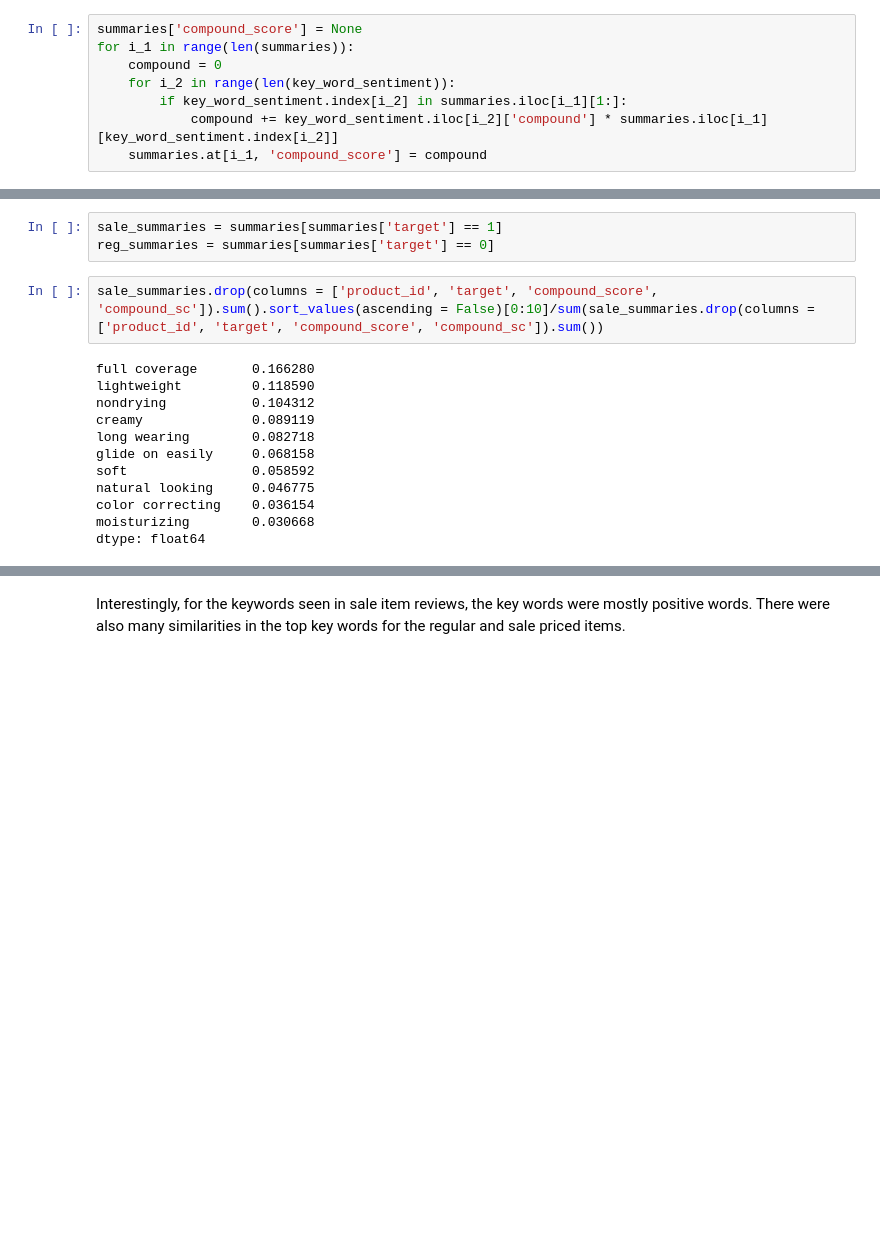
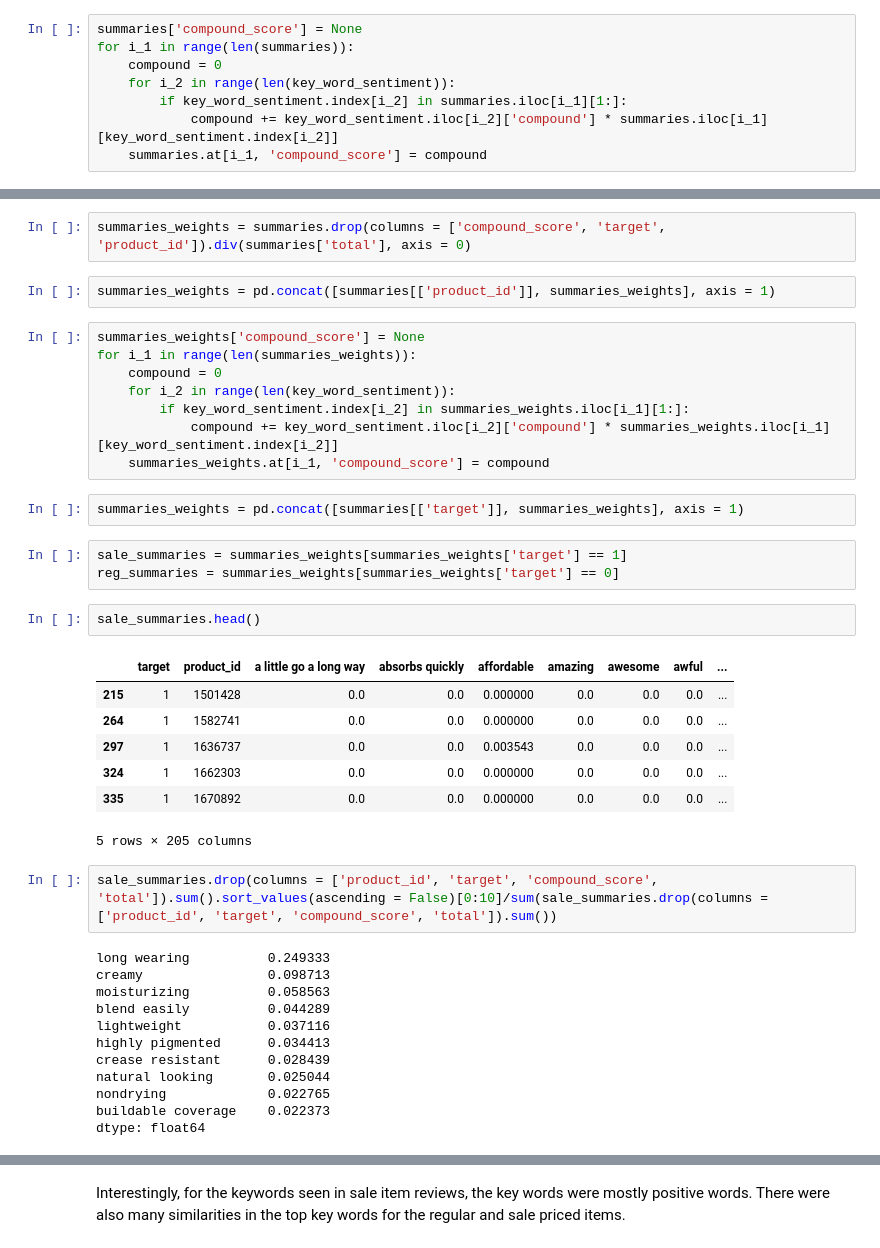
Before and after one commit to myo-kim/Sephora_API, a Jupyter notebook: EDA.ipynb, the cells around one changed output, grey strips where cells are left out. Saved outputs shown, nothing was run; the diff lists cells and outputs as text; blank space fills up the shorter version.

```diff
--- a/EDA.ipynb
+++ b/EDA.ipynb
@@ -423,18 +430,42 @@ summaries['compound_sc'] = compound_sc
+# %%
+summaries_weights = summaries.drop(columns = ['compound_score', 'target', 'product_id']).div(summaries['total'], axis = 0)
+# %%
+summaries_weights = pd.concat([summaries[['product_id']], summaries_weights], axis = 1)
+# %%
+summaries_weights['compound_score'] = None
+for i_1 in range(len(summaries_weights)):
+    compound = 0
+    for i_2 in range(len(key_word_sentiment)):
+        if key_word_sentiment.index[i_2] in summaries_weights.iloc[i_1][1:]:
+            compound += key_word_sentiment.iloc[i_2]['compound'] * summaries_weights.iloc[i_1][key_word_sentiment.index[i_2]]
+    summaries_weights.at[i_1, 'compound_score'] = compound
+# %%
+summaries_weights = pd.concat([summaries[['target']], summaries_weights], axis = 1)
 # %%
-sale_summaries = summaries[summaries['target'] == 1]
-reg_summaries = summaries[summaries['target'] == 0]
+sale_summaries = summaries_weights[summaries_weights['target'] == 1]
+reg_summaries = summaries_weights[summaries_weights['target'] == 0]
+# %%
+sale_summaries.head()
+# %% [output]
+|  | target | product_id | a little go a long way | absorbs quickly | affordable | amazing | awesome | awful | ... |
+| 215 | 1 | 1501428 | 0.0 | 0.0 | 0.000000 | 0.0 | 0.0 | 0.0 | ... |
+| 264 | 1 | 1582741 | 0.0 | 0.0 | 0.000000 | 0.0 | 0.0 | 0.0 | ... |
+| 297 | 1 | 1636737 | 0.0 | 0.0 | 0.003543 | 0.0 | 0.0 | 0.0 | ... |
+| 324 | 1 | 1662303 | 0.0 | 0.0 | 0.000000 | 0.0 | 0.0 | 0.0 | ... |
+| 335 | 1 | 1670892 | 0.0 | 0.0 | 0.000000 | 0.0 | 0.0 | 0.0 | ... |
+5 rows × 205 columns
 # %%
-sale_summaries.drop(columns = ['product_id', 'target', 'compound_score', 'compound_sc']).sum().sort_values(ascending = False)[0:10]/sum(sale_summaries.drop(columns = ['product_id', 'target', 'compound_score', 'compound_sc']).sum())
+sale_summaries.drop(columns = ['product_id', 'target', 'compound_score', 'total']).sum().sort_values(ascending = False)[0:10]/sum(sale_summaries.drop(columns = ['product_id', 'target', 'compound_score', 'total']).sum())
 # %% [output]
-full coverage       0.166280
-lightweight         0.118590
-nondrying           0.104312
-creamy              0.089119
-long wearing        0.082718
-glide on easily     0.068158
-soft                0.058592
-natural looking     0.046775
-color correcting    0.036154
-moisturizing        0.030668
+long wearing          0.249333
+creamy                0.098713
+moisturizing          0.058563
+blend easily          0.044289
+lightweight           0.037116
+highly pigmented      0.034413
+crease resistant      0.028439
+natural looking       0.025044
+nondrying             0.022765
+buildable coverage    0.022373
 dtype: float64
 # %%
```
Also changed, not shown: parts of 21 cells of this notebook, 2 other files.
